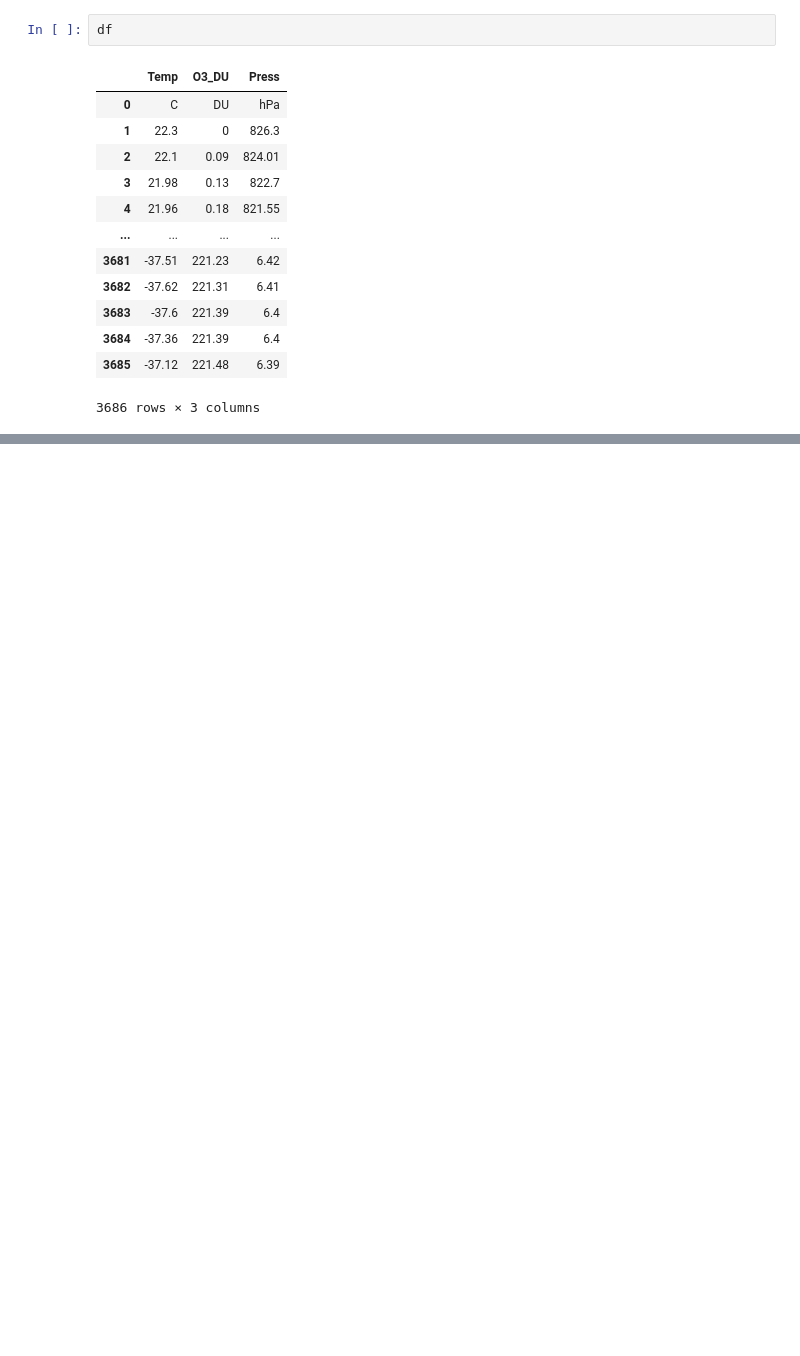
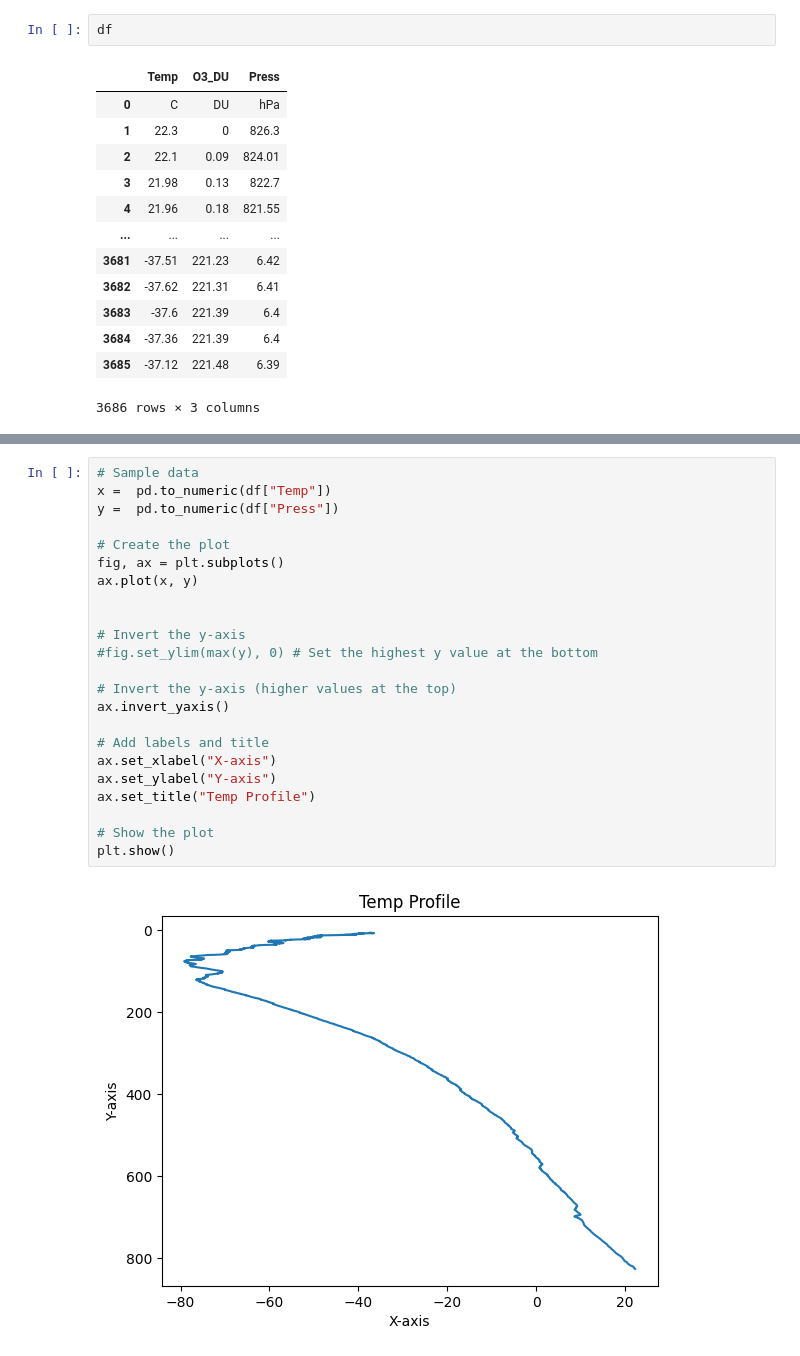
Before and after one commit to MUTUKU-1/OZONE_PROJECT, a Jupyter notebook: ozone.ipynb, the cells around one changed output, grey strips where cells are left out. Saved outputs shown, nothing was run; the diff lists cells and outputs as text; blank space fills up the shorter version.

```diff
--- a/ozone.ipynb
+++ b/ozone.ipynb
@@ -47,0 +130,25 @@ df
+# %%
+# Sample data
+x =  pd.to_numeric(df["Temp"])
+y =  pd.to_numeric(df["Press"])
+
+# Create the plot
+fig, ax = plt.subplots()
+ax.plot(x, y)
+
+
+# Invert the y-axis
+#fig.set_ylim(max(y), 0) # Set the highest y value at the bottom
+
+# Invert the y-axis (higher values at the top)
+ax.invert_yaxis()
+
+# Add labels and title
+ax.set_xlabel("X-axis")
+ax.set_ylabel("Y-axis")
+ax.set_title("Temp Profile")
+
+# Show the plot
+plt.show()
+# %% [output]
+[figure, added]
```
Also changed, not shown: parts of 23 cells of this notebook.
